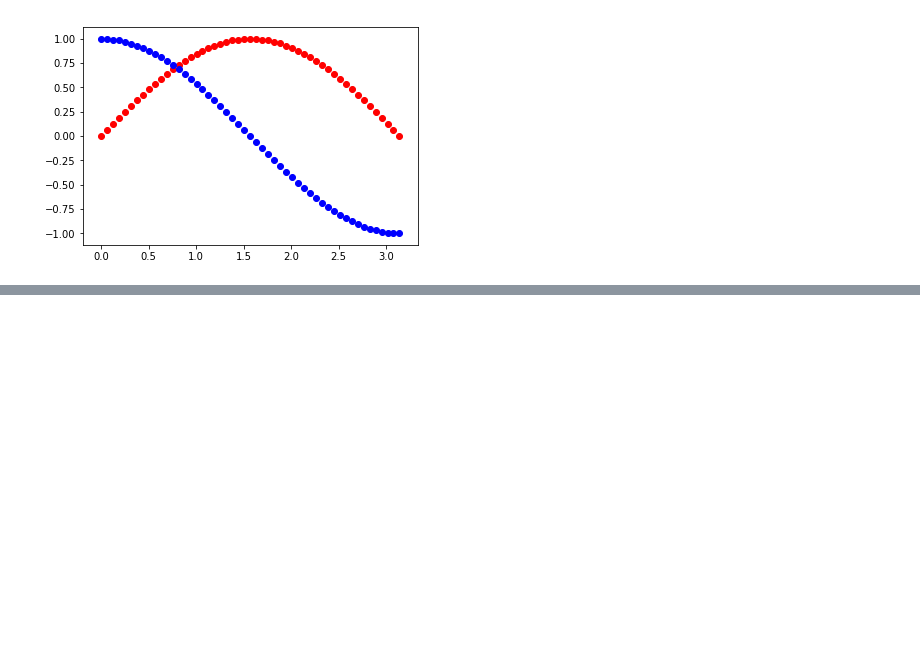
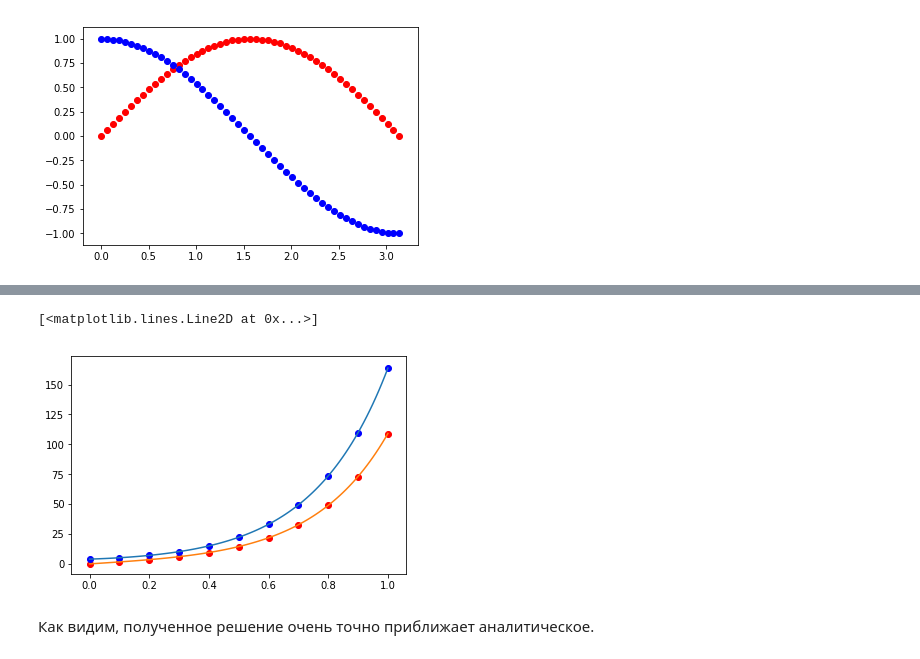
Before and after one commit to Sorrow321/NM, a Jupyter notebook: DifEq.ipynb, the cells around one changed output, grey strips where cells are left out. Cells and saved outputs as stored; diff of their text form; code cells hidden in the pictures; blank space fills up the shorter version.

```diff
--- a/DifEq.ipynb
+++ b/DifEq.ipynb
@@ -235,7 +239,7 @@ x_0 = 0
 y_0 = np.array([1, 0])
 f = [func1, func2]
 
-x = Runge_Kutta_method_fourth_system(x_0, y_0, f, 3.14, 50, 2)
+x = Runge_Kutta_method_fourth_system(x_0, y_0, f, 3.14, 50)
 # %%
 df = pd.DataFrame(x)
 df = df.transpose()
@@ -248,0 +257,28 @@ plt.pyplot.scatter(x = data[:, 2], y = data[:, 0], c = 'blue') # строим г
+# %%
+def func1(x, vu):
+    return 2*vu[0] + 3*vu[1]
+def func2(x, vu):
+    return 4*vu[0] - 2*vu[1]
+
+x_0 = 0
+y_0 = np.array([4, 0])
+f = [func1, func2]
+
+x = Runge_Kutta_method_fourth_system(x_0, y_0, f, 1, 10)
+# %%
+df = pd.DataFrame(x)
+df = df.transpose()
+df['index1'] = df.index
+data = df.values
+plt.pyplot.scatter(x = data[:, 2], y = data[:, 1], c = 'red') # строим график нашей сеточной функции
+plt.pyplot.scatter(x = data[:, 2], y = data[:, 0], c = 'blue') # строим график нашей сеточной функции
+
+true_solution = np.linspace(0, 1, 100) # мелкая сетка для вывода аналитического решения
+plt.pyplot.plot(true_solution, 3*np.exp(4*true_solution) + np.exp(-4*true_solution)) # график y_1
+true_solution = np.linspace(0, 1, 100)
+plt.pyplot.plot(true_solution, 2*np.exp(4*true_solution) - 2*np.exp(-4*true_solution)) # график y_2
+# %% [output]
+[<matplotlib.lines.Line2D at 0x...>]
+[figure, added]
+# %% [markdown]
+Как видим, полученное решение очень точно приближает аналитическое.
```
Also changed, not shown: parts of 11 cells of this notebook.
